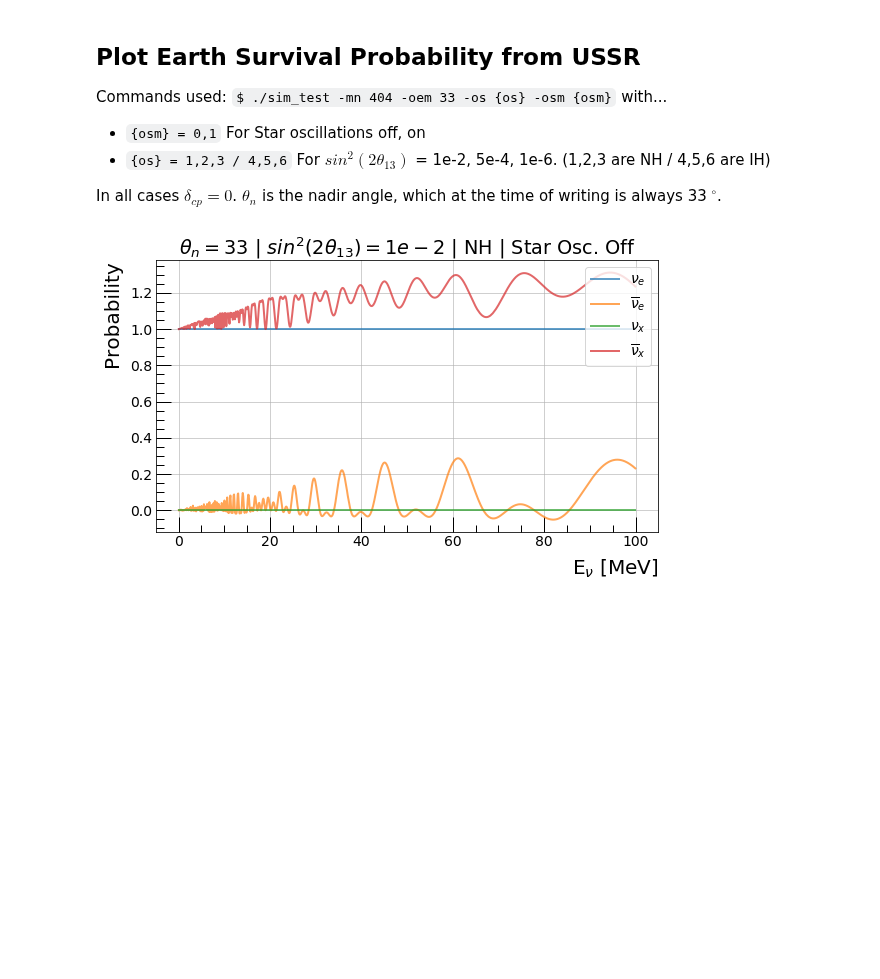
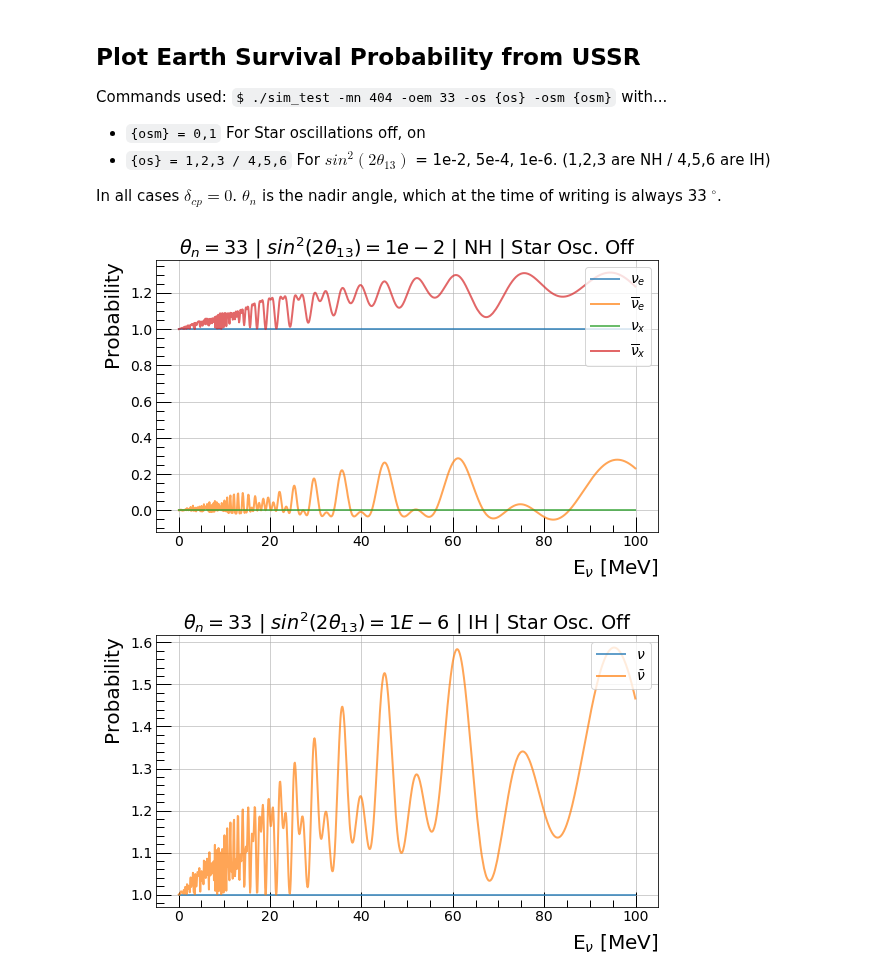
Before and after one commit to icecube/ASTERIA, a Jupyter notebook: docs/nb/PiegsaEarthOscillations.ipynb, the cells around one changed output. Cells and saved outputs as stored; diff of their text form; code cells hidden in the pictures; blank space fills up the shorter version.

Commit message:
added unit-tests to Earth Oscillation plots

```diff
--- a/docs/nb/PiegsaEarthOscillations.ipynb
+++ b/docs/nb/PiegsaEarthOscillations.ipynb
@@ -72,16 +72,25 @@ Commands used: `$ ./sim_test -mn 404 -oem 33 -os {os} -osm {osm}` with...
 # %%
 Enu, Pe = getUSSRdata( 'nadir-33__sqsin2theta13-1E-2__NH__StarOsc_Off.txt' )
 
 fig, ax = plt.subplots(1,1, figsize=(9,5))
 for nu, flavor in enumerate(Flavor):
     ax.plot(Enu, Pe[nu], lw=2, alpha=0.7, label=flavor.to_tex())
 
 ax.set_xlabel( r'E$_\nu$ [MeV]', horizontalalignment='right', x = 1)
 ax.set_ylabel( 'Probability' , horizontalalignment='right', y = 1)
 ax.set_title(r'$\theta_n = 33$'+' | '+ r'$sin^2 (2 \theta_{13}) = 1e-2$' +' | '+'NH' + ' | Star Osc. Off' )
 ax.legend(loc='upper right');
+
+fig, ax = plt.subplots(1,1, figsize=(9,5))
+ax.plot(Enu, Pe[0] + Pe[2], lw=2, alpha=0.7, label=r'$\nu$')
+ax.plot(Enu, Pe[1] + Pe[3], lw=2, alpha=0.7, label=r'$\bar{\nu}$')
+ax.set_xlabel( r'E$_\nu$ [MeV]', horizontalalignment='right', x = 1)
+ax.set_ylabel( 'Probability' , horizontalalignment='right', y = 1)
+ax.set_title(r'$\theta_n = 33$'+' | '+ r'$sin^2 (2 \theta_{13}) = 1E-6$' +' | '+'IH' + ' | Star Osc. Off' )
+ax.legend(loc='upper right');
 # %% [output]
 [figure]
+[figure, added]
 # %%
 Enu, Pe = getUSSRdata( 'nadir-33__sqsin2theta13-1E-2__IH__StarOsc_Off.txt' )
 
```
Also changed, not shown: parts of 5 cells of this notebook.
